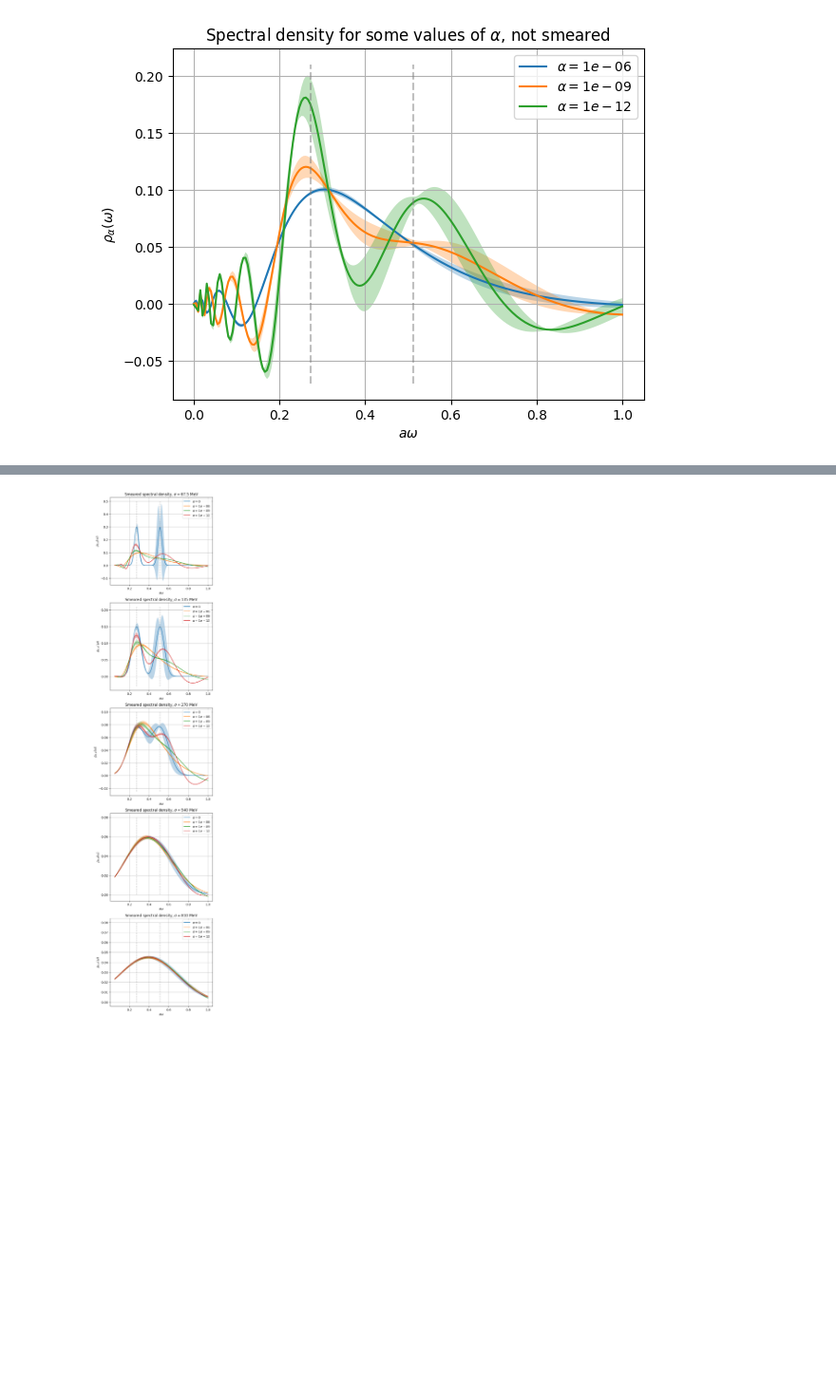
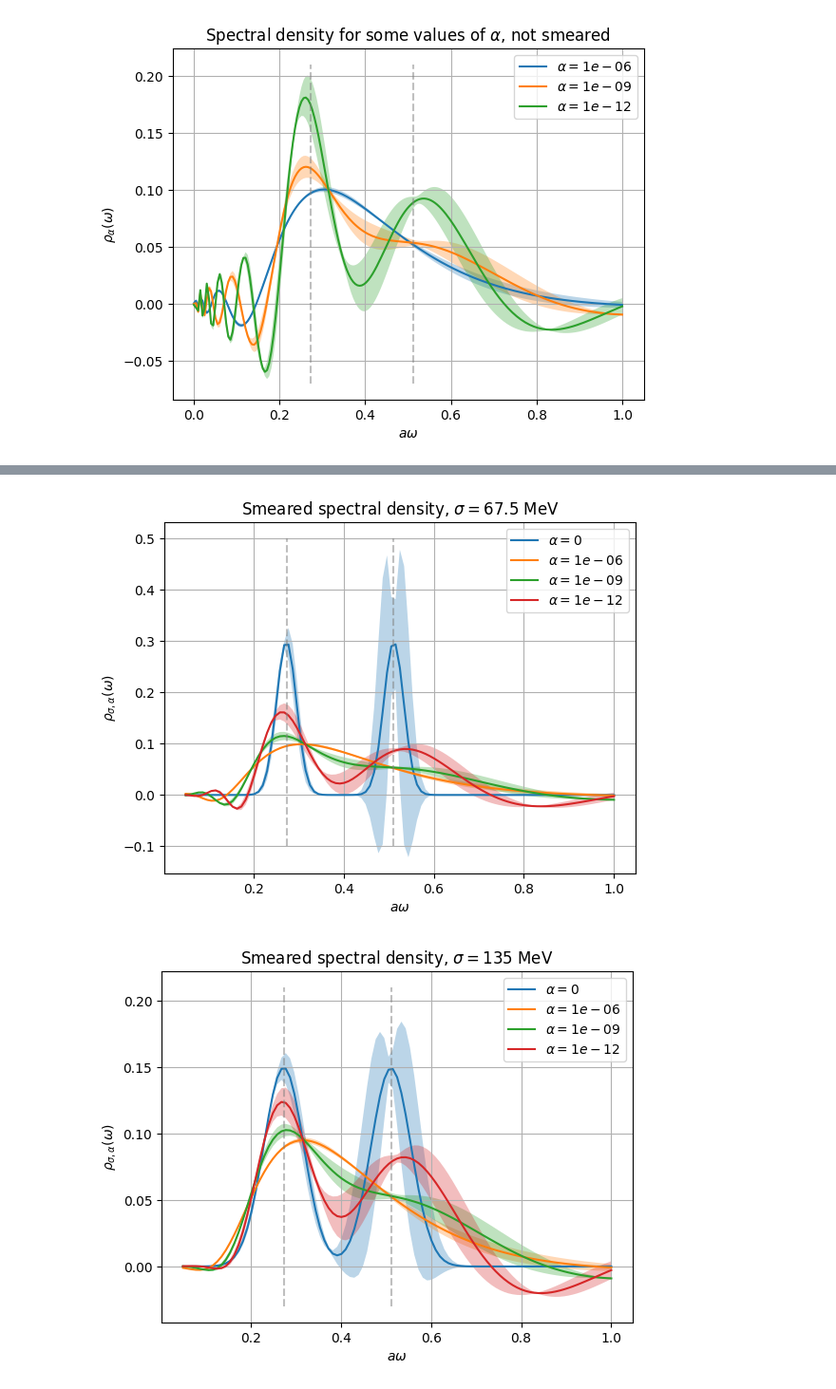
Before and after one commit to DiegoToniolo/Analysis_spectral_densities, a Jupyter notebook: Analytic_sp.ipynb, the cells around one changed output, grey strips where cells are left out. Shown at 95% size. Cells and saved outputs as stored; diff of their text form; code cells hidden in the pictures; blank space fills up the shorter version.

Commit message:
Discrete spectral density

```diff
--- a/Analytic_sp.ipynb
+++ b/Analytic_sp.ipynb
@@ -89,8 +56,8 @@ for a in alpha:
     y = []
     y_err = []
     for i in x:
-        y.append(rho_alpha(i, par, a))
-        y_err.append(err_r_a(i, par, a, cov))
+        y.append(SDan().rho(i, par, a))
+        y_err.append(SDan().err_rho(i, par, a, cov))
     plt.plot(x, y, label=r"$\alpha = {}$".format(a))
     plt.fill_between(x, np.array(y)+np.array(y_err), np.array(y)-np.array(y_err), alpha = 0.3)
 
@@ -139,4 +107,4 @@ $$\frac{\partial}{\partial m}K_{\sigma, \alpha}(m, \omega) = \int ds\biggl(\frac
 # %%
 alpha_s = [0, 1e-6, 1e-9, 1e-12]
 width = [135.0/2.0, 135, 270, 540, 810]
-scan = 200
+scan = 101
@@ -210,27 +116,22 @@ sp_err = np.zeros((len(width), len(alpha_s), len(x)))
 for i in range(len(width)):
     s = width[i] * 0.065/197.3
     for j in range(len(alpha_s)):
-        if alpha_s[j] == 0:
-            sp_av[i, j, :] = rho(x, par, s)
-            for w in range(len(x)):
-                sp_err[i, j, w] = err_rho(x[w], par, s, cov)
-        else:
-            for w in range(len(x)):
-                sp_av[i, j, w] = rho_k(x[w], par, alpha_s[j], s)
-                sp_err[i, j, w] = err_r_k(x[w], par, alpha_s[j], s, cov)
+        for w in range(len(x)):
+            sp_av[i, j, w] = SDan_sm().rho(x[w], par, alpha_s[j], s)
+            sp_err[i, j, w] = SDan_sm().err_rho(x[w], par, alpha_s[j], s, cov)
 
-out = open("smeared_sp.txt", "w")
+out = open("out/vector/data/rho/smeared_sp.txt", "w")
 for i in range(len(width)):
     for j in range(len(alpha_s)):
         for w in range(len(x)):
             print(sp_av[i, j, w], sp_err[i, j, w], file=out)
 out.close()
 # %%
-x = np.linspace(0.05, 1, scan)
+x = np.linspace(0, 1, scan)
 sp_av = np.zeros((len(width), len(alpha_s), len(x)))
 sp_err = np.zeros((len(width), len(alpha_s), len(x)))
 
-input = open("smeared_sp.txt", "r")
+input = open("out/vector/data/rho/smeared_sp.txt", "r")
 for i in range(len(width)):
     for j in range(len(alpha_s)):
         for w in range(len(x)):
@@ -241,26 +142,25 @@ for i in range(len(width)):
 
 input.close()
 # %%
-plt.figure(figsize=[6, 6*len(width)])
 up_lim=[0.5, 0.210, 0.10, 0.08, 0.08]
 lo_lim=[-0.1, -0.03, -0.025, 0.0, 0.0]
 for i in range(len(width)):
-    plt.subplot(len(width), 1, i+1)
     plt.title(r"Smeared spectral density, $\sigma = {}$ MeV".format(width[i]))
     for j in range(len(alpha_s)):
         plt.plot(x, sp_av[i, j, :], label = r"$\alpha = {}$".format(alpha_s[j]))
         plt.fill_between(x, sp_av[i, j, :] + sp_err[i, j, :], sp_av[i, j, :] - sp_err[i, j, :], alpha = 0.3)
     m1, m2 = np.zeros(10), np.zeros(10)
     for j in range(len(m1)):
         m1[j] = par[1]
         m2[j] = par[3]
     vert = np.linspace(lo_lim[i], up_lim[i], 10)
     plt.plot(m1, vert, linestyle = "dashed", color = "grey", alpha = 0.5)
     plt.plot(m2, vert, linestyle = "dashed", color = "grey", alpha = 0.5)
     plt.legend()
     plt.xlabel(r"$a\omega$")
     plt.ylabel(r"$\rho_{\sigma, \alpha}(\omega)$")
     plt.grid()
-plt.savefig("Smeared_spectral_densities.png")
+    plt.show()
 # %% [output]
-[figure, old version]
+[figure, new version]
+[figure, added]
```
Also changed, not shown: parts of 15 cells of this notebook, 4 other files.
